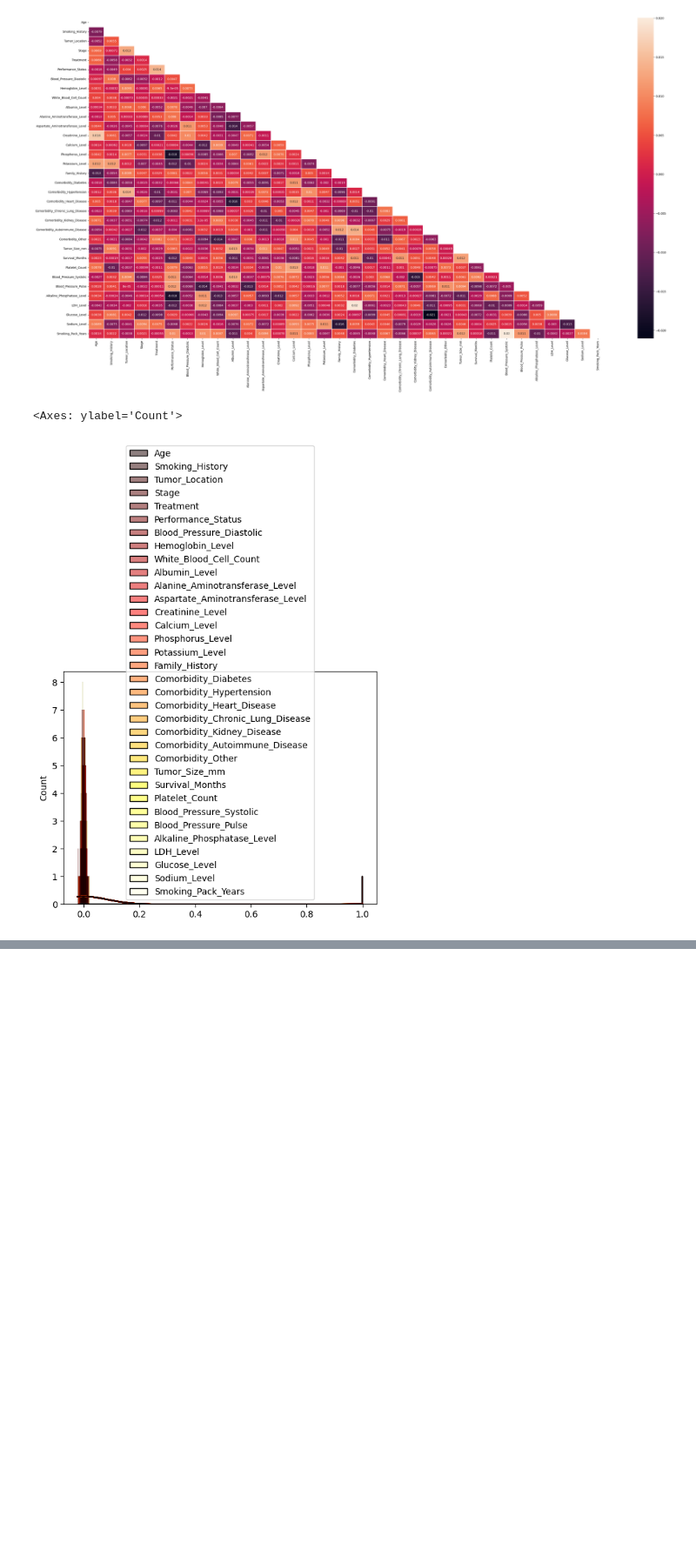
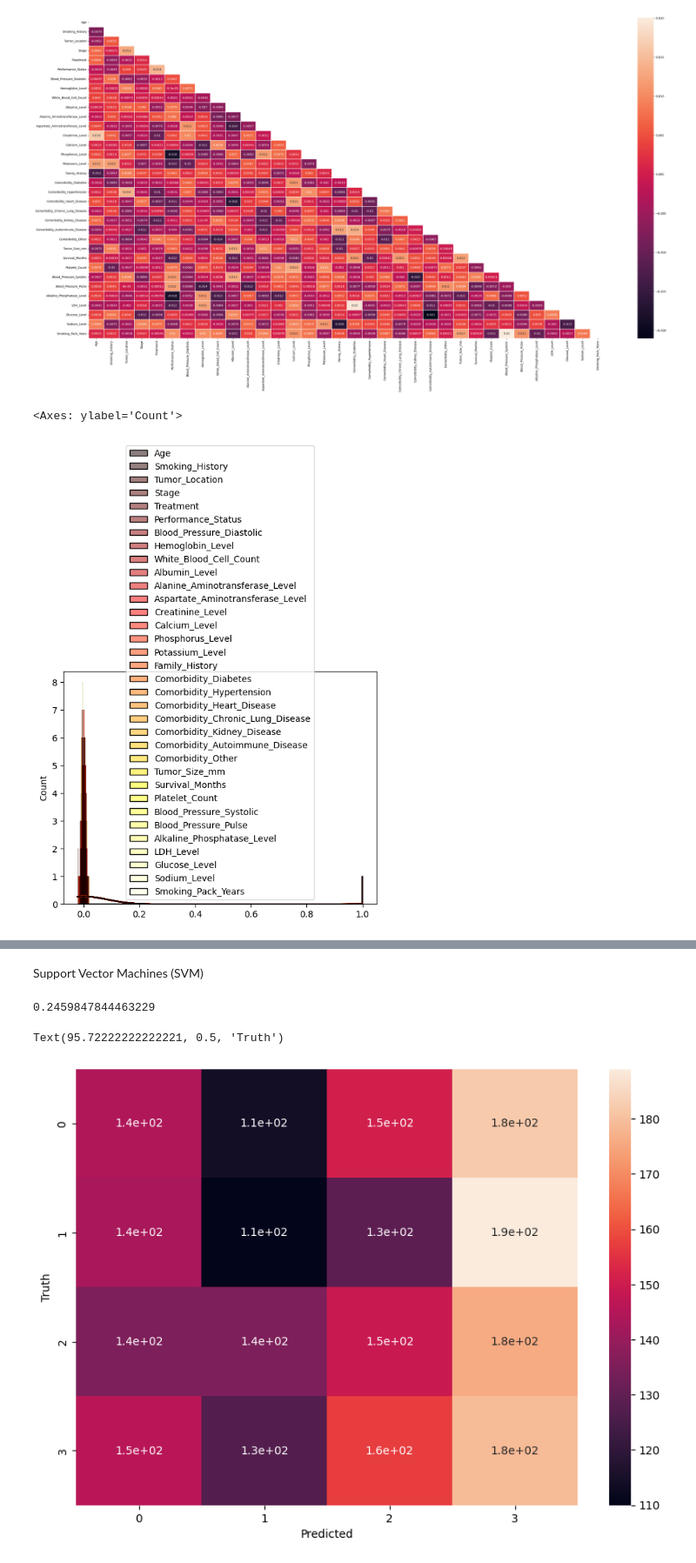
Before and after one commit to ChiefBibek/Lung-Cancer-Prediction, a Jupyter notebook: lung_cancer_prediction.ipynb, the cells around one changed output, grey strips where cells are left out. Shown at 87% size. Saved outputs shown, nothing was run; the diff lists cells and outputs as text; code cells hidden in the pictures; blank space fills up the shorter version.

```diff
--- a/lung_cancer_prediction.ipynb
+++ b/lung_cancer_prediction.ipynb
@@ -386,0 +350,19 @@ model.score(X_test, y_test)
+# %% [markdown]
+Support Vector Machines (SVM)
+# %%
+smodel = SVC(kernel='linear', random_state=42)
+smodel.fit(X_train, y_train)
+# Make predictions
+y_pred = smodel.predict(X_test)
+smodel.score(X_test, y_test)
+# %% [output]
+0.2459847844463229
+# %%
+scm = confusion_matrix(y_test, y_pred)
+plt.figure(figsize=(10,7))
+sns.heatmap(scm, annot=True)
+plt.xlabel('Predicted')
+plt.ylabel('Truth')
+# %% [output]
+Text(95.72222222222221, 0.5, 'Truth')
+[figure, added]
```
Also changed, not shown: parts of 26 cells of this notebook.
